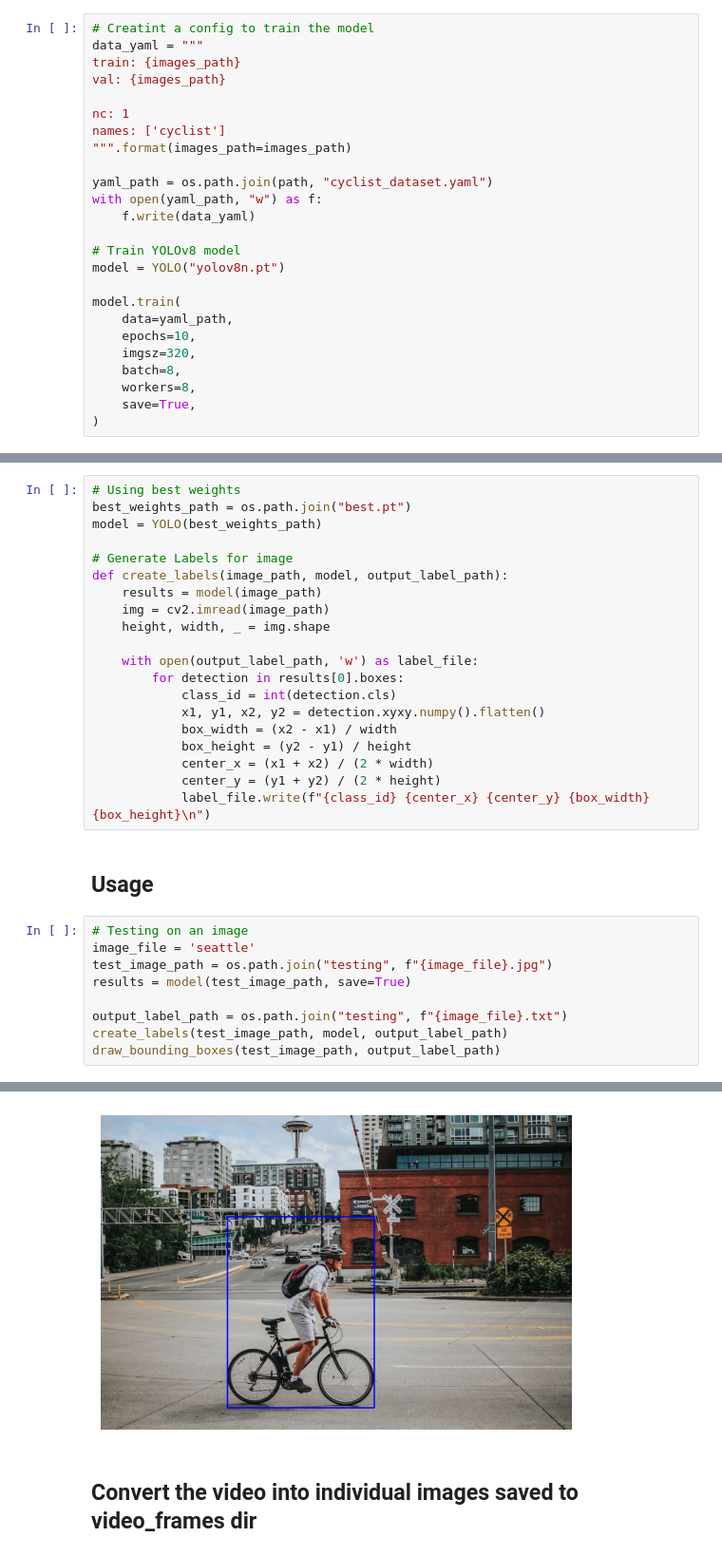
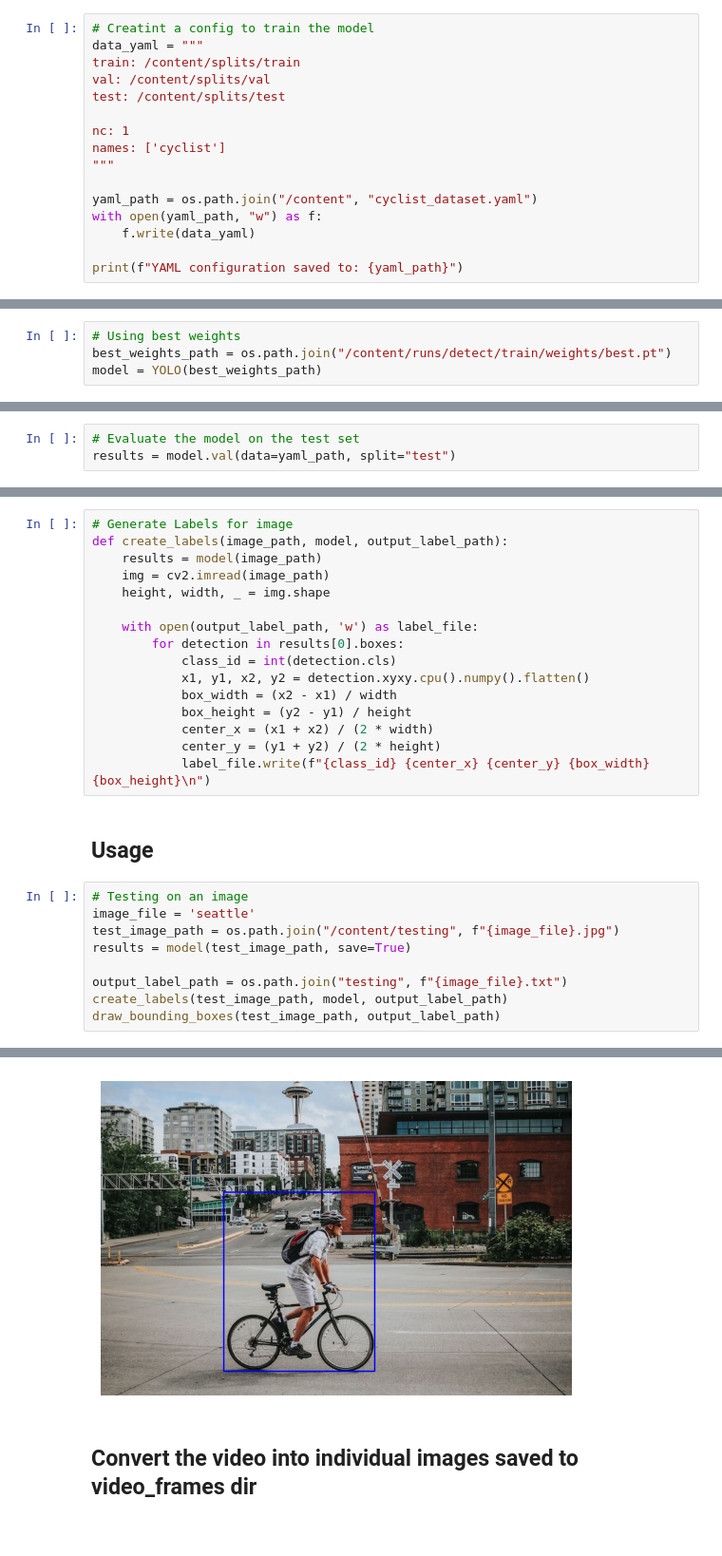
Before and after one commit to zacharyartman/aai521-group1, a Jupyter notebook: main.ipynb, the cells around one changed output, grey strips where cells are left out. Shown at 95% size. Cells and saved outputs as stored; diff of their text form.

Commit message:
feat: add additional training + validation

```diff
--- a/main.ipynb
+++ b/main.ipynb
@@ -153,26 +232,17 @@ def draw_bounding_boxes(image_path, label_path, write_image = False, filename =
 # %%
 # Creatint a config to train the model
 data_yaml = """
-train: {images_path}
-val: {images_path}
+train: /content/splits/train
+val: /content/splits/val
+test: /content/splits/test
 
 nc: 1
 names: ['cyclist']
-""".format(images_path=images_path)
+"""
 
-yaml_path = os.path.join(path, "cyclist_dataset.yaml")
+yaml_path = os.path.join("/content", "cyclist_dataset.yaml")
 with open(yaml_path, "w") as f:
     f.write(data_yaml)
 
-# Train YOLOv8 model
-model = YOLO("yolov8n.pt")
-
-model.train(
-    data=yaml_path,
-    epochs=10,
-    imgsz=320,
-    batch=8,
-    workers=8,
-    save=True,
-)
+print(f"YAML configuration saved to: {yaml_path}")
 # %% [output]
@@ -181,0 +313,4 @@ KeyboardInterrupt:
+# %%
+# Using best weights
+best_weights_path = os.path.join("/content/runs/detect/train/weights/best.pt")
+model = YOLO(best_weights_path)
@@ -181,0 +319,3 @@ KeyboardInterrupt:
+# %%
+# Evaluate the model on the test set
+results = model.val(data=yaml_path, split="test")
@@ -182,10 +393,6 @@ KeyboardInterrupt:
 # %% [markdown]
 ## Function to create labels from an image
 # %%
-# Using best weights
-best_weights_path = os.path.join("best.pt")
-model = YOLO(best_weights_path)
-
 # Generate Labels for image
 def create_labels(image_path, model, output_label_path):
     results = model(image_path)
@@ -195,7 +402,7 @@ def create_labels(image_path, model, output_label_path):
     with open(output_label_path, 'w') as label_file:
         for detection in results[0].boxes:
             class_id = int(detection.cls)
-            x1, y1, x2, y2 = detection.xyxy.numpy().flatten()
+            x1, y1, x2, y2 = detection.xyxy.cpu().numpy().flatten()
             box_width = (x2 - x1) / width
             box_height = (y2 - y1) / height
             center_x = (x1 + x2) / (2 * width)
@@ -206,7 +413,7 @@ def create_labels(image_path, model, output_label_path):
 # %%
 # Testing on an image
 image_file = 'seattle'
-test_image_path = os.path.join("testing", f"{image_file}.jpg")
+test_image_path = os.path.join("/content/testing", f"{image_file}.jpg")
 results = model(test_image_path, save=True)
 
 output_label_path = os.path.join("testing", f"{image_file}.txt")
@@ -222,4 +429,4 @@ Speed: 0.5ms preprocess, 18.3ms inference, 0.2ms postprocess per image at shape
-[figure, old version]
+[figure, new version]
 # %% [markdown]
 ## Convert the video into individual images saved to video_frames dir
 # %%
```
Also changed, not shown: parts of 26 cells of this notebook, 1 other file.
